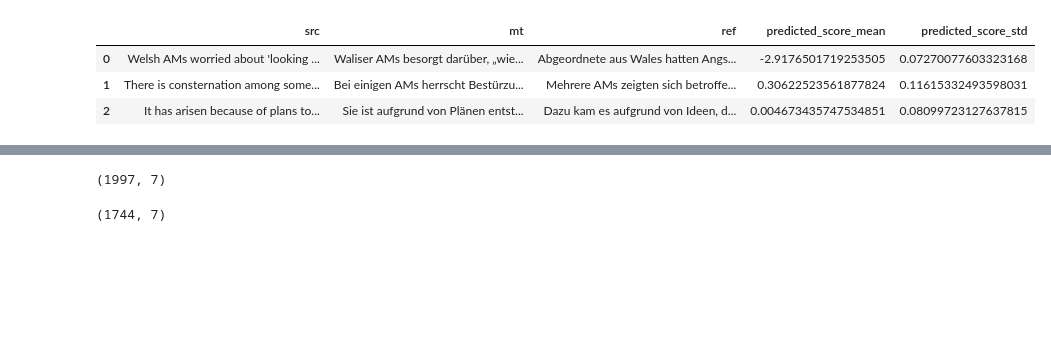
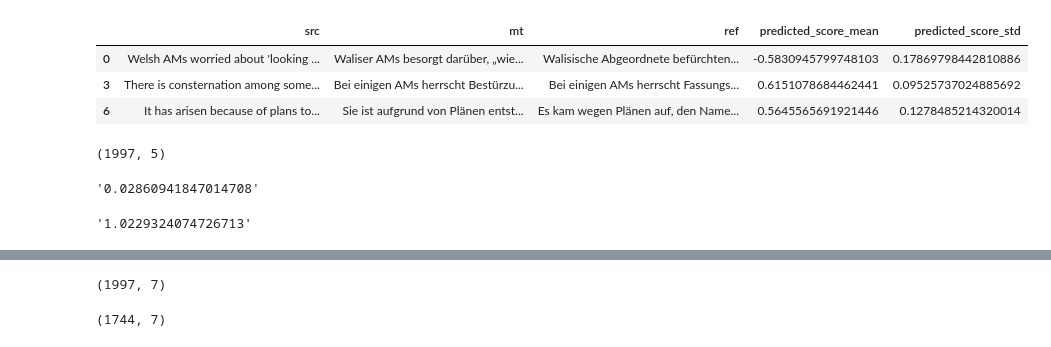
Before and after one commit to deep-spin/UA_COMET, a Jupyter notebook: jupyter_notebooks/evaluation.ipynb, the cells around one changed output, grey strips where cells are left out. Drawn from its saved outputs; the diff is of its cells as text; code cells hidden in the pictures; blank space fills up the shorter version.

```diff
--- a/jupyter_notebooks/evaluation.ipynb
+++ b/jupyter_notebooks/evaluation.ipynb
@@ -8,14 +8,16 @@ from tqdm import tqdm
 # 30 dropout runs
 # each triple has mean and std score
 
+#zeus
+
 # f = open ('/media/hdd1/glushkovato/comet/segments.json', "r")
+# f = open ('/media/hdd1/glushkovato/comet/segments-fulltrain-dropout-01.json', "r")
+f = open('/media/hdd1/glushkovato/comet/segments-3hqref.json', 'r')
+
+
+# - - - - - - - - - - - - - - - -
 # f = open ('/media/hdd1/glushkovato/comet/test-out.json', "r")
-f = open ('/media/hdd1/glushkovato/comet/segments-arp-ref-norm.json', "r")
+# f = open ('/media/hdd1/glushkovato/comet/segments-arp-ref-norm.json', "r")
 
 data = json.loads(f.read())
 f.close()
-# %%
-tmp_list = np.arange(5*3)
-for i in range(0, len(tmp_list), 3):
-    print(i)
-    print(tmp_list[i:i+3])
@@ -57,13 +38,27 @@ for i in data:
 # %%
 df = pd.DataFrame(data=np.array(lines),
                   columns=['src','mt', 'ref', 'predicted_score_mean','predicted_score_std'])
 
+# df.iloc[:6]
+df = df.iloc[::3, :]
 df.iloc[:3]
 # %% [output]
 |  | src | mt | ref | predicted_score_mean | predicted_score_std |
-| 0 | Welsh AMs worried about 'looking ... | Waliser AMs besorgt darüber, „wie... | Abgeordnete aus Wales hatten Angs... | -2.9176501719253505 | 0.07270077603323168 |
-| 1 | There is consternation among some... | Bei einigen AMs herrscht Bestürzu... | Mehrere AMs zeigten sich betroffe... | 0.30622523561877824 | 0.11615332493598031 |
-| 2 | It has arisen because of plans to... | Sie ist aufgrund von Plänen entst... | Dazu kam es aufgrund von Ideen, d... | 0.004673435747534851 | 0.08099723127637815 |
+| 0 | Welsh AMs worried about 'looking ... | Waliser AMs besorgt darüber, „wie... | Walisische Abgeordnete befürchten... | -0.5830945799748103 | 0.17869798442810886 |
+| 3 | There is consternation among some... | Bei einigen AMs herrscht Bestürzu... | Bei einigen AMs herrscht Fassungs... | 0.6151078684462441 | 0.09525737024885692 |
+| 6 | It has arisen because of plans to... | Sie ist aufgrund von Plänen entst... | Es kam wegen Plänen auf, den Name... | 0.5645565691921446 | 0.1278485214320014 |
+# %%
+df.shape
+# %% [output]
+(1997, 5)
+# %%
+df['predicted_score_std'].min()
+# %% [output]
+'0.02860941847014708'
+# %%
+df['predicted_score_std'].max()
+# %% [output]
+'1.0229324074726713'
 # %%
 da_scores = pd.read_csv('/media/hdd1/glushkovato/comet/COMET_uncertainty/data/da_scores_combined_ref.csv')
 da_scores.iloc[:3]
```
Also changed, not shown: parts of 66 cells of this notebook, 2 other files.
